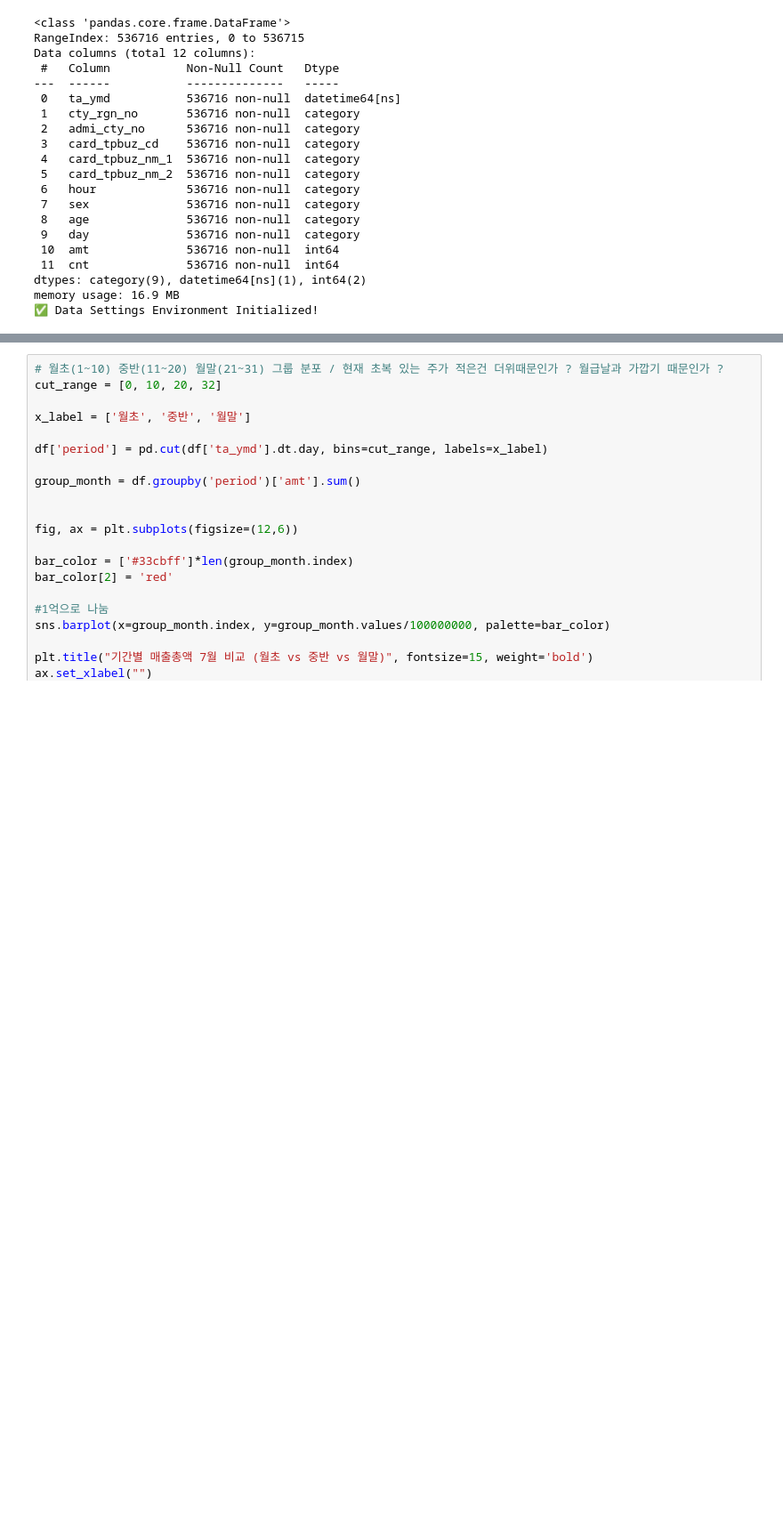
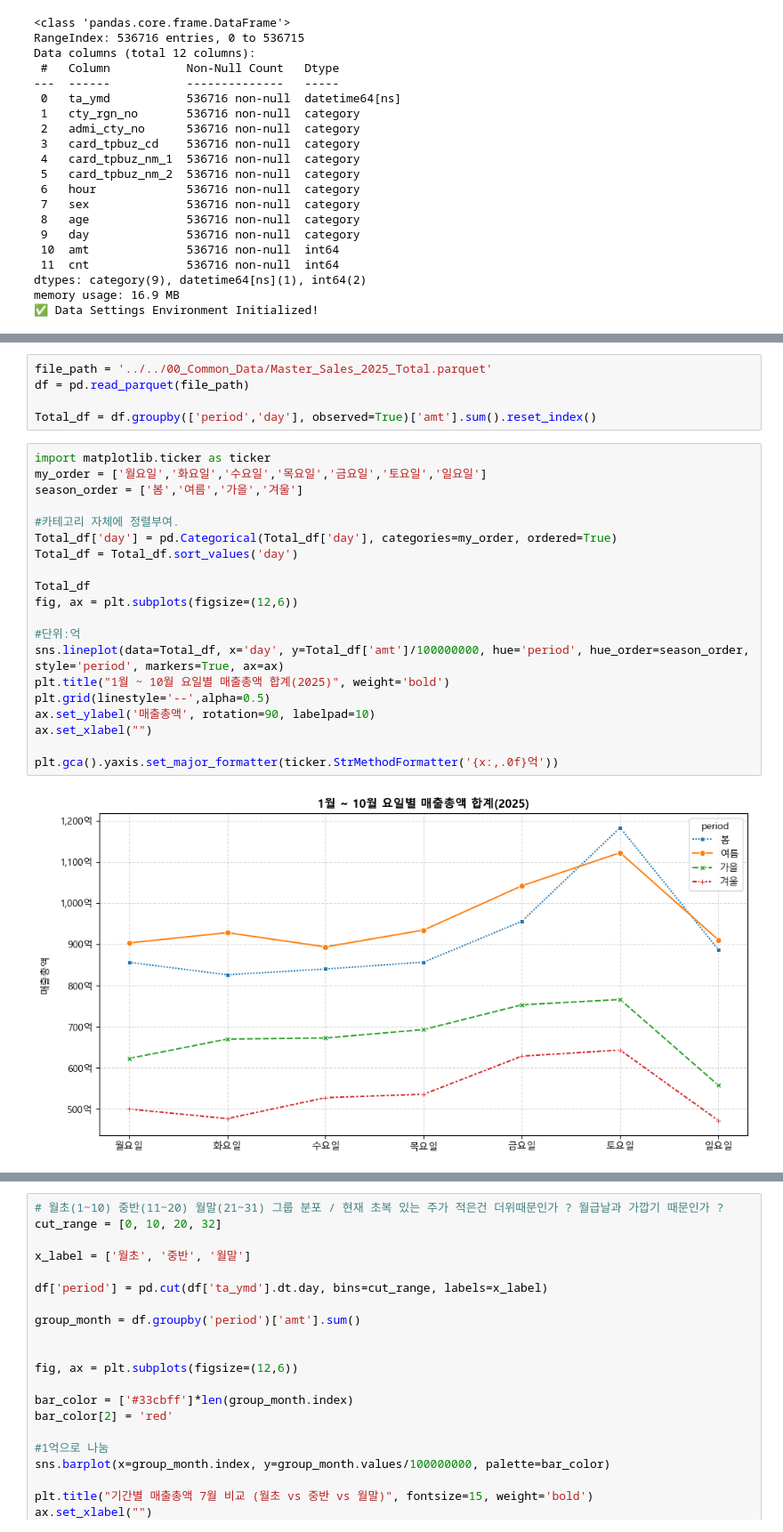
Before and after one commit to Jinwo0o-develop/Data_Analysis_Archive, a Jupyter notebook: 02_src/04_Food_Analysis/Food_Analysis.ipynb, the cells around one changed output, grey strips where cells are left out. Shown at 89% size. Drawn from its saved outputs; the diff is of its cells as text; blank space fills up the shorter version.

```diff
--- a/02_src/04_Food_Analysis/Food_Analysis.ipynb
+++ b/02_src/04_Food_Analysis/Food_Analysis.ipynb
@@ -206,3 +221,30 @@ ValueError: No objects to concatenate
+# %%
+file_path = '../../00_Common_Data/Master_Sales_2025_Total.parquet'
+df = pd.read_parquet(file_path)
+
+Total_df = df.groupby(['period','day'], observed=True)['amt'].sum().reset_index()
+# %%
+import matplotlib.ticker as ticker
+my_order = ['월요일','화요일','수요일','목요일','금요일','토요일','일요일']
+season_order = ['봄','여름','가을','겨울']
+
+#카테고리 자체에 정렬부여.
+Total_df['day'] = pd.Categorical(Total_df['day'], categories=my_order, ordered=True)
+Total_df = Total_df.sort_values('day')
+
+Total_df
+fig, ax = plt.subplots(figsize=(12,6))
+
+#단위:억
+sns.lineplot(data=Total_df, x='day', y=Total_df['amt']/100000000, hue='period', hue_order=season_order, style='period', markers=True, ax=ax)
+plt.title("1월 ~ 10월 요일별 매출총액 합계(2025)", weight='bold')
+plt.grid(linestyle='--',alpha=0.5)
+ax.set_ylabel('매출총액', rotation=90, labelpad=10)
+ax.set_xlabel("")
+
+plt.gca().yaxis.set_major_formatter(ticker.StrMethodFormatter('{x:,.0f}억'))
+# %% [output]
+[figure, added]
 # %%
 # 주 단위 분석(월~일)
 # 일주일 요일별 건수(단위:만)
```
Also changed, not shown: parts of 4 cells of this notebook.
